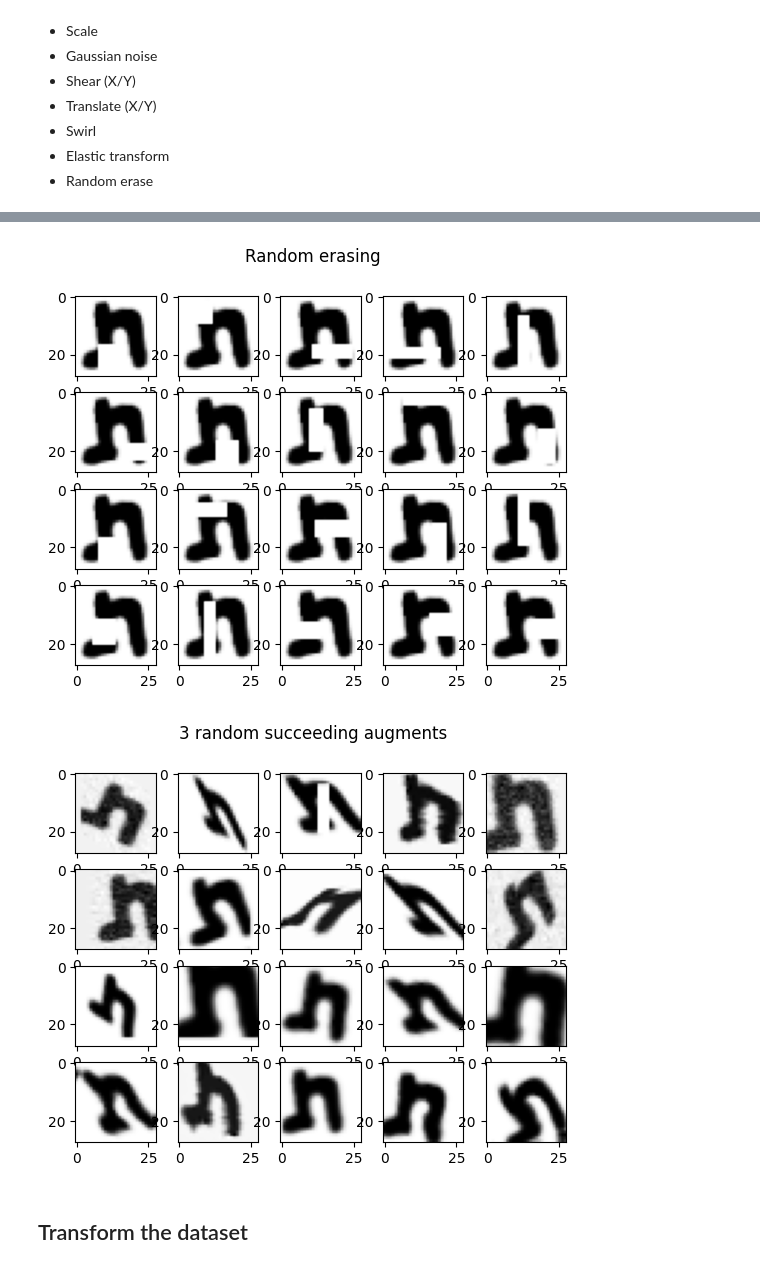
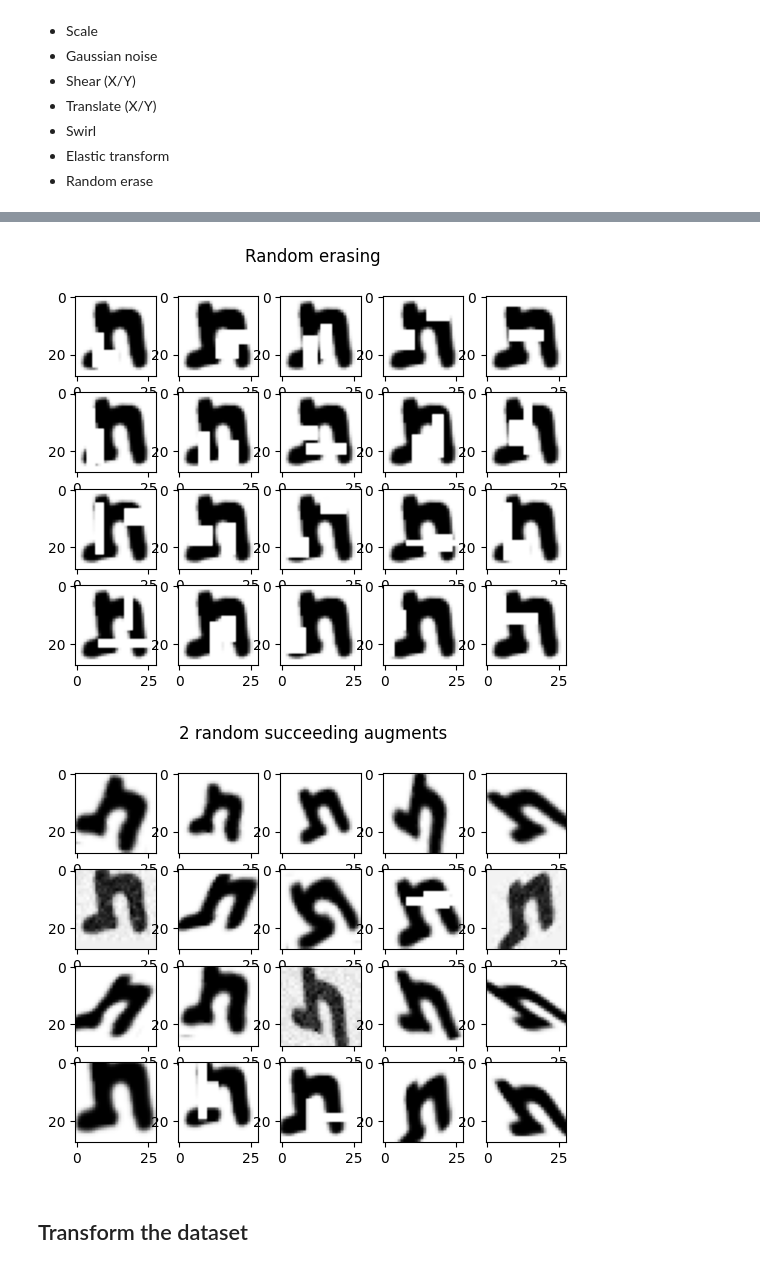
Before and after one commit to Jiayun-Zhang/HWR, a Jupyter notebook: augmentation.ipynb, the cells around one changed output, grey strips where cells are left out. Saved outputs shown, nothing was run; the diff lists cells and outputs as text; code cells hidden in the pictures.

```diff
--- a/augmentation.ipynb
+++ b/augmentation.ipynb
@@ -168,16 +168,17 @@ def random_erase(input_img):
     # create output img
     output_img = np.copy(input_img)
 
-    # get x and y coords
-    randomX1 = random.uniform(0., 0.7)
-    randomX2 = random.uniform(randomX1+0.15, 1.0)
-    randomY1 = random.uniform(0., 0.7)
-    randomY2 = (0.1 / (abs(randomX1 - randomX2))) + randomY1
+    for i in range(2):
+        # get x and y coords
+        randomX1 = random.uniform(0., 0.7)
+        randomX2 = random.uniform(randomX1+0.075, 1.0)
+        randomY1 = random.uniform(0., 0.7)
+        randomY2 = (0.075 / (abs(randomX1 - randomX2))) + randomY1
 
-    # loop over pixels to erase
-    for i in range(round(randomX1*27), round(randomX2*27)):
-        for j in range(round(randomY1*27), min(round(randomY2*27), 28)):
-            output_img[i][j] = 0.
+        # loop over pixels to erase
+        for i in range(round(randomX1*27), round(randomX2*27)):
+            for j in range(round(randomY1*27), min(round(randomY2*27), 28)):
+                output_img[i][j] = 0.
 
     return output_img
 # %%
@@ -211,11 +212,11 @@ rotated_img1 = rotate_image(input_img, -15)
 rotated_img2 = rotate_image(input_img, 15)
 scaled_img1 = scale_image(input_img, 0.8)
 scaled_img2 = scale_image(input_img, 1.2)
-gaussian_noise_img = gaussian_noise(input_img, 0.075)
-shearedX_img1 = shearX_image(input_img, 30)
-shearedX_img2 = shearX_image(input_img, -30)
-shearedY_img1 = shearY_image(input_img, 30)
-shearedY_img2 = shearY_image(input_img, -30)
+gaussian_noise_img = gaussian_noise(input_img, 0.05)
+shearedX_img1 = shearX_image(input_img, 15)
+shearedX_img2 = shearX_image(input_img, -15)
+shearedY_img1 = shearY_image(input_img, 15)
+shearedY_img2 = shearY_image(input_img, -15)
 translateX_img1 = translateX(input_img, 0.1)
 translateX_img2 = translateX(input_img, -0.1)
 translateY_img1 = translateY(input_img, 0.1)
@@ -256,7 +257,7 @@ display_images(random_erase_imgs, "Random erasing")
 
 # showcase 3 random augments in succession
 for i in range(20):
-    image = random_augment(input_img, 3)
+    image = random_augment(input_img, 2)
     random_augments_imgs.append(image)
-display_images(random_augments_imgs, "3 random succeeding augments")
+display_images(random_augments_imgs, "2 random succeeding augments")
 # %% [output]
@@ -265,5 +266,5 @@ display_images(random_augments_imgs, "3 random succeeding augments")
-[figure, old version]
+[figure, new version]
-[figure, old version]
+[figure, new version]
 # %% [markdown]
 ## Transform the dataset
 # %% [markdown]
```
Also changed, not shown: parts of 5 cells of this notebook.
